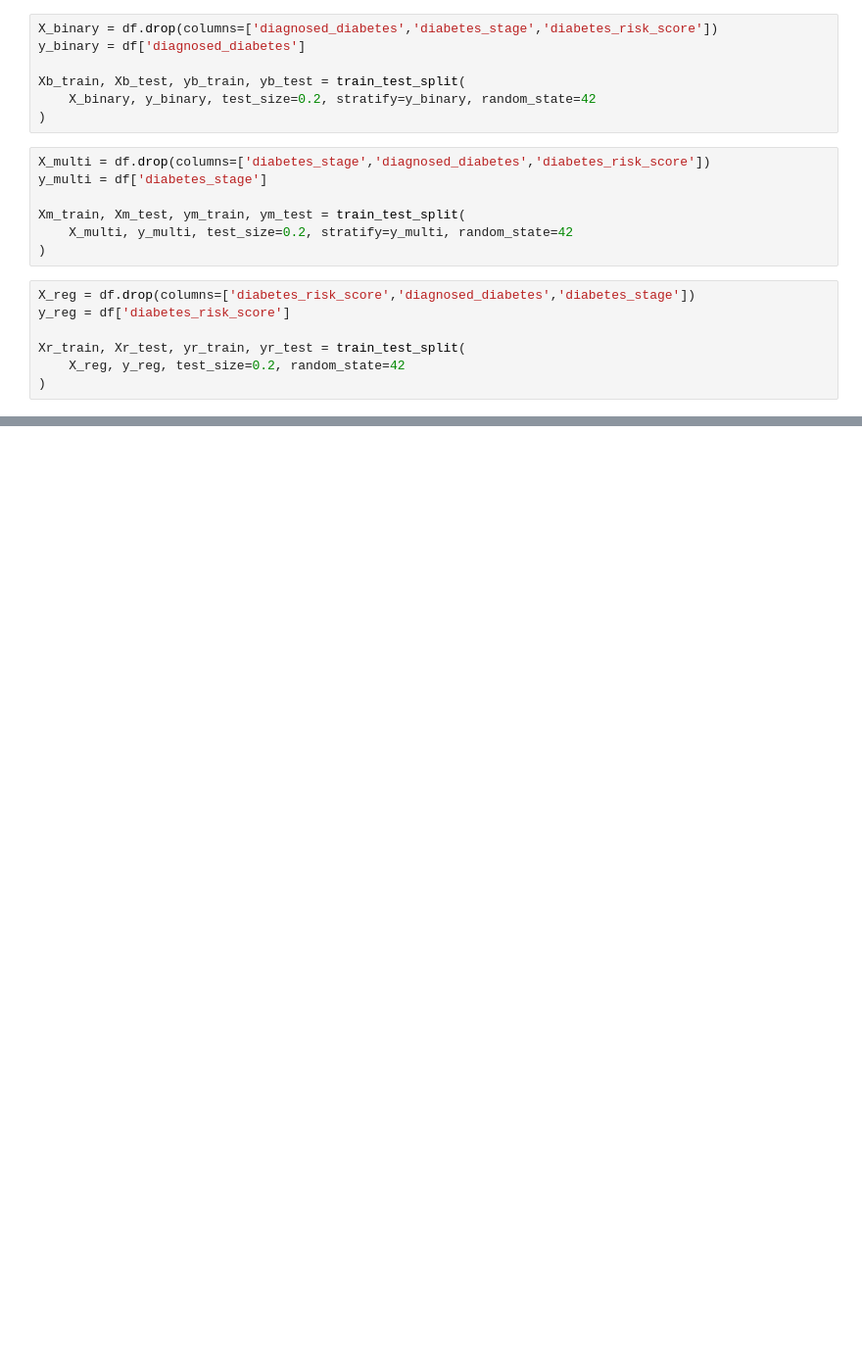
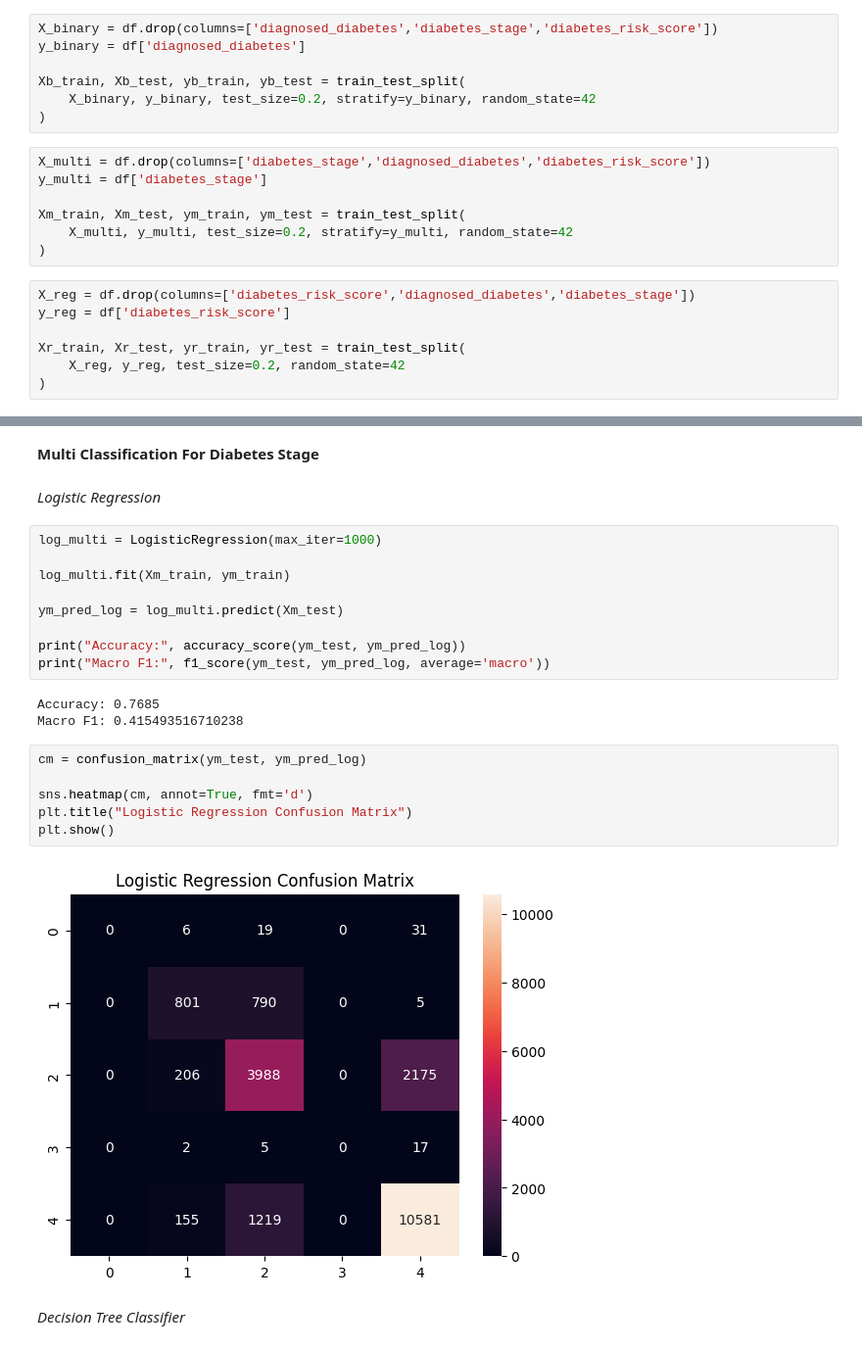
Before and after one commit to MMujtabaX/Diabetes-Health-Indicators-ML, a Jupyter notebook: notebooks/main_analysis.ipynb, the cells around one changed output, grey strips where cells are left out. Shown at 98% size. Saved outputs shown, nothing was run; the diff lists cells and outputs as text; blank space fills up the shorter version.

```diff
--- a/notebooks/main_analysis.ipynb
+++ b/notebooks/main_analysis.ipynb
@@ -382,0 +482,26 @@ Xr_train, Xr_test, yr_train, yr_test = train_test_split(
+# %% [markdown]
+**Multi Classification For Diabetes Stage**
+# %% [markdown]
+*Logistic Regression*
+# %%
+log_multi = LogisticRegression(max_iter=1000)
+
+log_multi.fit(Xm_train, ym_train)
+
+ym_pred_log = log_multi.predict(Xm_test)
+
+print("Accuracy:", accuracy_score(ym_test, ym_pred_log))
+print("Macro F1:", f1_score(ym_test, ym_pred_log, average='macro'))
+# %% [output]
+Accuracy: 0.7685
+Macro F1: 0.415493516710238
+# %%
+cm = confusion_matrix(ym_test, ym_pred_log)
+
+sns.heatmap(cm, annot=True, fmt='d')
+plt.title("Logistic Regression Confusion Matrix")
+plt.show()
+# %% [output]
+[figure, added]
+# %% [markdown]
+*Decision Tree Classifier*
```
Also changed, not shown: parts of 56 cells of this notebook, 3 other files.
